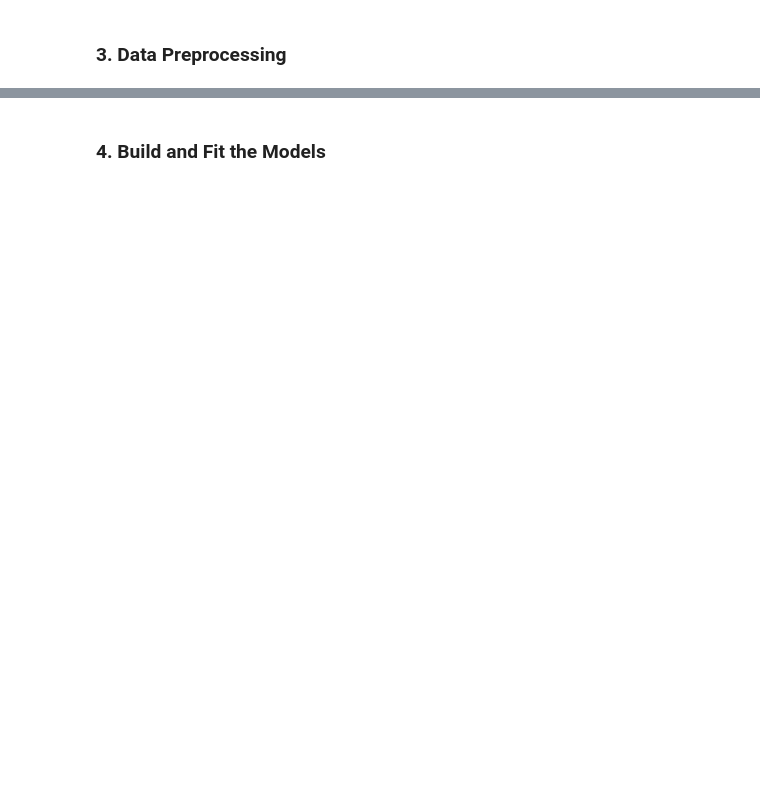
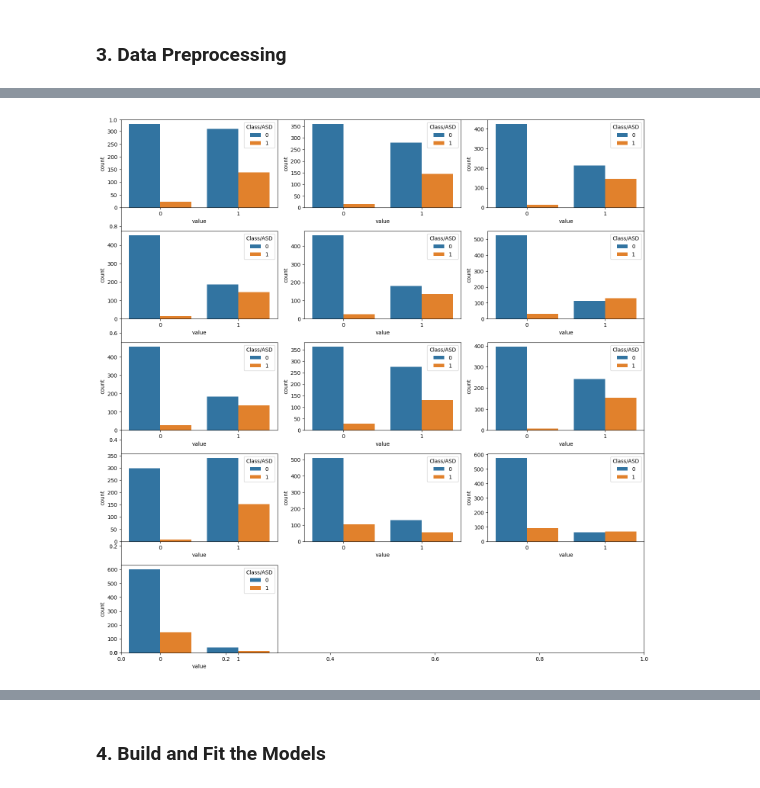
Before and after one commit to fatahrahimi330/100-Machine-Learning-Projects, a Jupyter notebook: 47-Autism Prediction/AutismPrediction.ipynb, the cells around one changed output, grey strips where cells are left out. Drawn from its saved outputs; the diff is of its cells as text; code cells hidden in the pictures; blank space fills up the shorter version.

```diff
--- a/47-Autism Prediction/AutismPrediction.ipynb
+++ b/47-Autism Prediction/AutismPrediction.ipynb
@@ -18,0 +110,30 @@ df.head()
+# %%
+ints = []
+objects = []
+floats = []
+
+for col in df.columns:
+  if df[col].dtype == int:
+    ints.append(col)
+  elif df[col].dtype == object:
+    objects.append(col)
+  else:
+    floats.append(col)
+# %%
+ints.remove('ID')
+ints.remove('Class/ASD')
+# %%
+# Convert the data to long-form using melt
+df_melted = df.melt(id_vars=['ID', 'Class/ASD'], value_vars=ints, var_name='col', value_name='value')
+
+plt.subplots(figsize=(15,15))
+
+for i, col in enumerate(ints):
+  plt.subplot(5,3,i+1)
+
+  sns.countplot(x='value', hue='Class/ASD', data=df_melted[df_melted['col'] == col])
+
+plt.tight_layout()
+plt.show()
+# %% [output]
+[figure, added]
```
Also changed, not shown: parts of 36 cells of this notebook, 3 other files.
